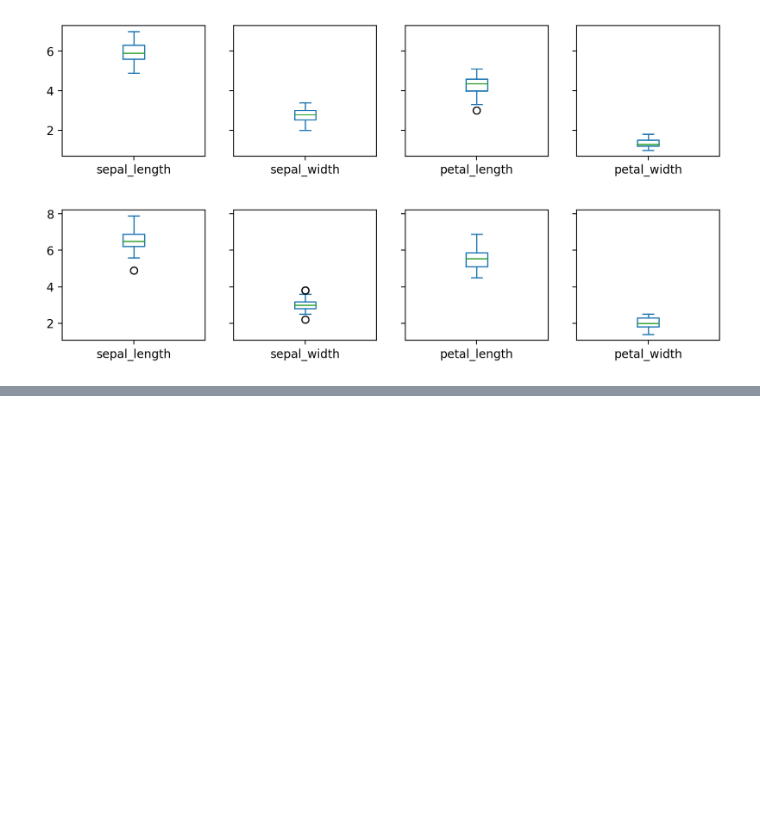
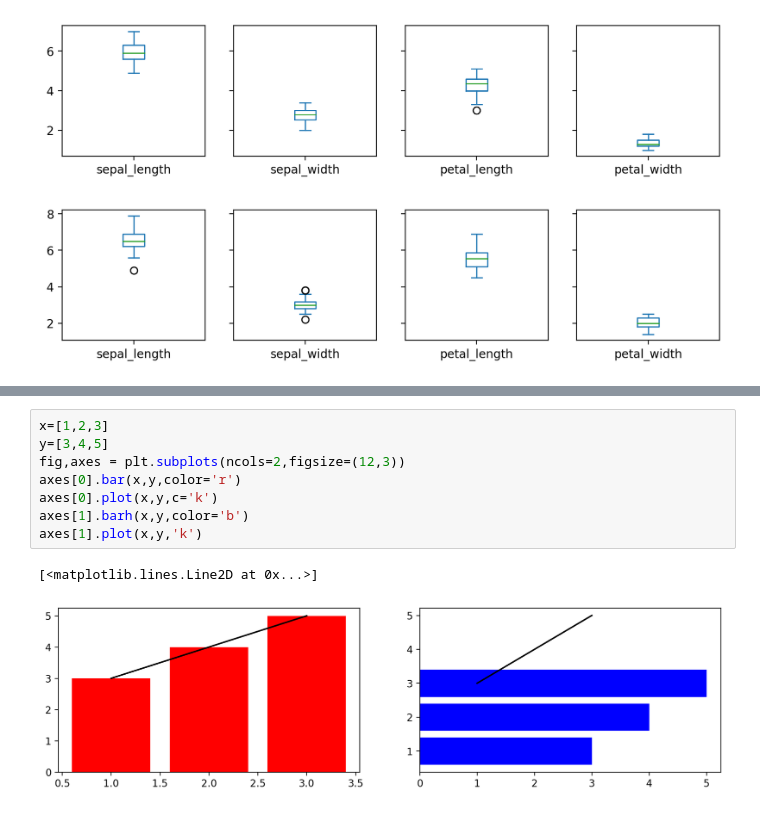
Before and after one commit to zardness/Sang, a Jupyter notebook: source/01_python/EX_0721.ipynb, the cells around one changed output, grey strips where cells are left out. Cells and saved outputs as stored; diff of their text form; blank space fills up the shorter version.

```diff
--- a/source/01_python/EX_0721.ipynb
+++ b/source/01_python/EX_0721.ipynb
@@ -114,0 +130,11 @@ plt.figure(figsize=(12,4))
+# %%
+x=[1,2,3]
+y=[3,4,5]
+fig,axes = plt.subplots(ncols=2,figsize=(12,3))
+axes[0].bar(x,y,color='r')
+axes[0].plot(x,y,c='k')
+axes[1].barh(x,y,color='b')
+axes[1].plot(x,y,'k')
+# %% [output]
+[<matplotlib.lines.Line2D at 0x...>]
+[figure, added]
```
Also changed, not shown: parts of 3 cells of this notebook, 2 other files.
